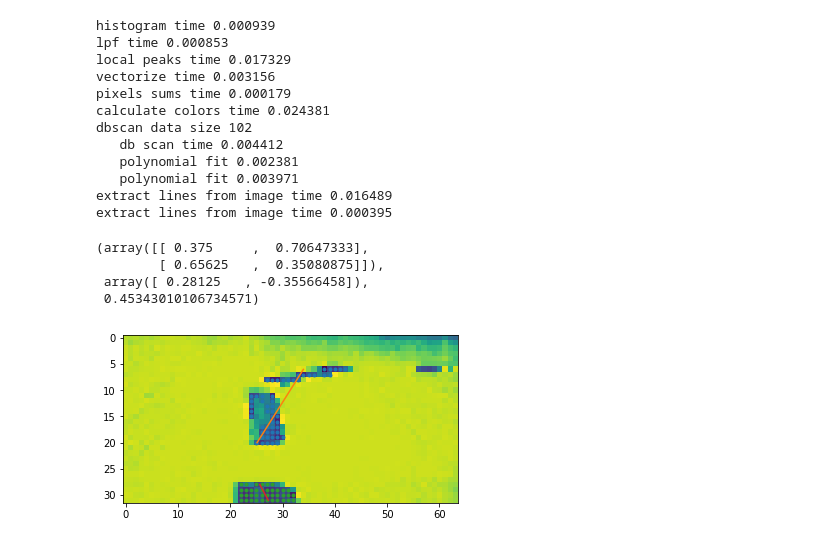
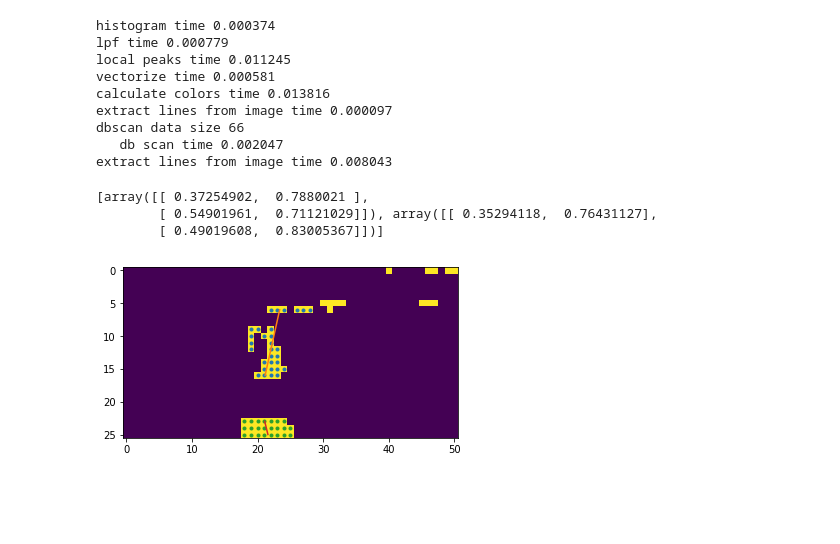
Before and after one commit to javisantana/huracan_rc_car, a Jupyter notebook: notebooks/test_sensor_camera.ipynb, the cells around one changed output. Drawn from its saved outputs; the diff is of its cells as text; code cells hidden in the pictures; blank space fills up the shorter version.

Commit message:
new methid to find lines to follow

```diff
--- a/notebooks/test_sensor_camera.ipynb
+++ b/notebooks/test_sensor_camera.ipynb
@@ -1,45 +1,41 @@
 # %%
 import sys
 import numpy as np
 from scipy import ndimage
 from scipy.misc import imsave
 import matplotlib.pyplot as plt
 from scipy.cluster.vq import vq, kmeans, whiten
 from sklearn.cluster import DBSCAN
 from sklearn.preprocessing import StandardScaler
 from scipy.signal import argrelextrema
 %matplotlib inline
 
 im = ndimage.imread('0000.jpg', mode='L')
 
 im = ndimage.zoom(im[im.shape[0]//3:,:], 0.5)
 # im = ndimage.filters.maximum_filter(im, size=(5,5))
 plt.imshow(im)
 
 import sensor_camera
 import importlib
 importlib.reload(sensor_camera)
 a = sensor_camera.extract_lines(im, plot=plt)
-b = a[0][1] - a[0][0]
-a[0], a[0][1] - a[0][0], np.hypot(b[1], b[0])
+
+a
 # %% [output]
-histogram time 0.000939
-lpf time 0.000853
-local peaks time 0.017329
-vectorize time 0.003156
-pixels sums time 0.000179
-calculate colors time 0.024381
-dbscan data size 102
-   db scan time 0.004412
-   polynomial fit 0.002381
-   polynomial fit 0.003971
-extract lines from image time 0.016489
-extract lines from image time 0.000395
+histogram time 0.000374
+lpf time 0.000779
+local peaks time 0.011245
+vectorize time 0.000581
+calculate colors time 0.013816
+extract lines from image time 0.000097
+dbscan data size 66
+   db scan time 0.002047
+extract lines from image time 0.008043
-(array([[ 0.375     ,  0.70647333],
-        [ 0.65625   ,  0.35080875]]),
- array([ 0.28125   , -0.35566458]),
- 0.45343010106734571)
+[array([[ 0.37254902,  0.7880021 ],
+        [ 0.54901961,  0.71121029]]), array([[ 0.35294118,  0.76431127],
+        [ 0.49019608,  0.83005367]])]
-[figure, old version]
+[figure, new version]
 # %%
 importlib.reload(sensor_camera)
 pos = sensor_camera.calculate_direction(a)
```
Also changed, not shown: parts of 3 cells of this notebook, 2 other files.
